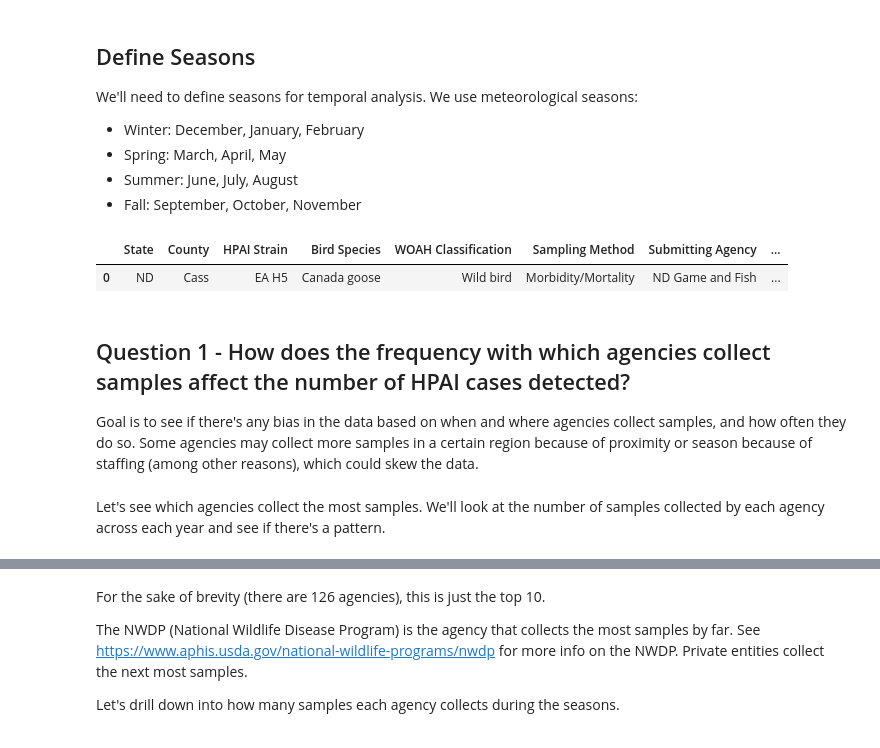
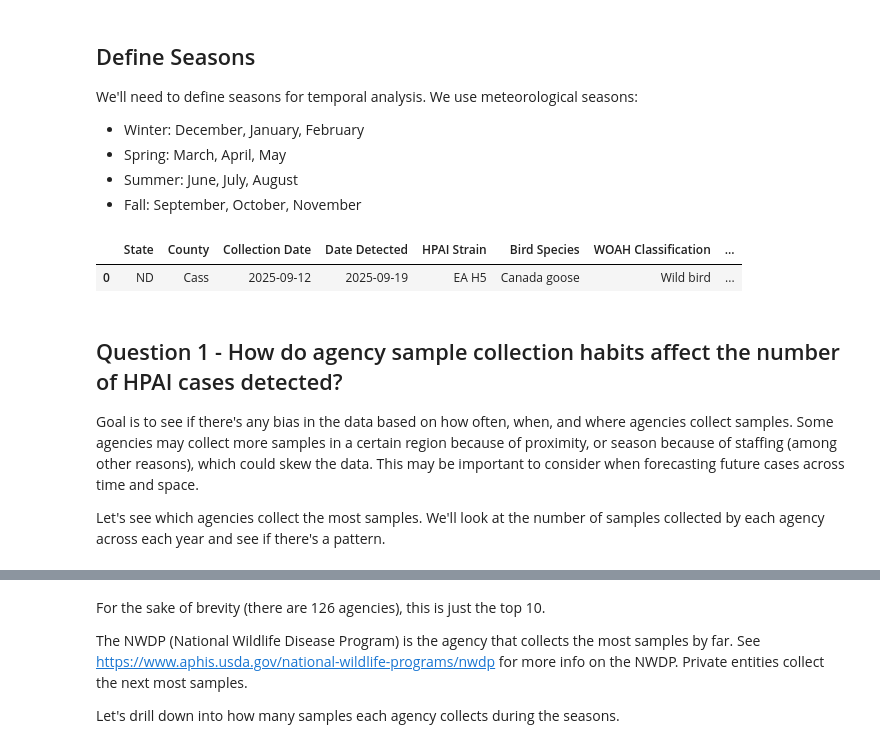
Before and after one commit to Sharyyy345/Math_316_Project1, a Jupyter notebook: notebooks/main_insights.ipynb, the cells around one changed output, grey strips where cells are left out. Saved outputs shown, nothing was run; the diff lists cells and outputs as text; code cells hidden in the pictures.

```diff
--- a/notebooks/main_insights.ipynb
+++ b/notebooks/main_insights.ipynb
@@ -83,41 +82,39 @@ def parse_date(s):
         return pd.to_datetime(s, format='%m/%d/%Y', errors='coerce')
     except:
         return pd.NaT
 
 month_to_season = {}
 for season, months in seasons_map.items():
     for month in months:
         month_to_season[month] = season
 
 df2 = df1.copy()
 
 # convert date strings to datetime objects
 # if parsing fails, the value will be set to pd.NaT because sometimes the date strings are invalid
 df2['Date Detected'] = df2['Date Detected'].apply(parse_date)
 df2['Collection Date'] = df2['Collection Date'].apply(parse_date)
 
 # extract detection month and year
 df2['Detection Month'] = pd.to_datetime(df2['Date Detected']).dt.strftime('%b')
 df2['Detection Year'] = pd.to_datetime(df2['Date Detected']).dt.strftime('%Y')
-df2 = df2.drop(columns=['Date Detected'])
 
 # also extract collection month and year
 df2['Collection Month'] = pd.to_datetime(df2['Collection Date']).dt.strftime('%b')
 df2['Collection Year'] = pd.to_datetime(df2['Collection Date']).dt.strftime('%Y')
-df2 = df2.drop(columns=['Collection Date'])
 
 # map detection month to season
 # use detection month because that's when the case is actually confirmed
 df2['Season'] = df2['Detection Month'].map(month_to_season)
 
 df2.head(n=1)
 # %% [output]
-|  | State | County | HPAI Strain | Bird Species | WOAH Classification | Sampling Method | Submitting Agency | ... |
-| 0 | ND | Cass | EA H5 | Canada goose | Wild bird | Morbidity/Mortality | ND Game and Fish | ... |
+|  | State | County | Collection Date | Date Detected | HPAI Strain | Bird Species | WOAH Classification | ... |
+| 0 | ND | Cass | 2025-09-12 | 2025-09-19 | EA H5 | Canada goose | Wild bird | ... |
 # %% [markdown]
-## Question 1 - How does the frequency with which agencies collect samples affect the number of HPAI cases detected?
+## Question 1 - How do agency sample collection habits affect the number of HPAI cases detected?
 
-Goal is to see if there's any bias in the data based on when and where agencies collect samples, and how often they do so. Some agencies may collect more samples in a certain region because of proximity or season because of staffing (among other reasons), which could skew the data.
+Goal is to see if there's any bias in the data based on how often, when, and where agencies collect samples. Some agencies may collect more samples in a certain region because of proximity, or season because of staffing (among other reasons), which could skew the data. This may be important to consider when forecasting future cases across time and space.
+
+Let's see which agencies collect the most samples. We'll look at the number of samples collected by each agency across each year and see if there's a pattern.
-# %% [markdown]
-Let's see which agencies collect the most samples. We'll look at the number of samples collected by each agency across each year and see if there's a pattern.
 # %%
```
Also changed, not shown: parts of 21 cells of this notebook, 2 other files.
